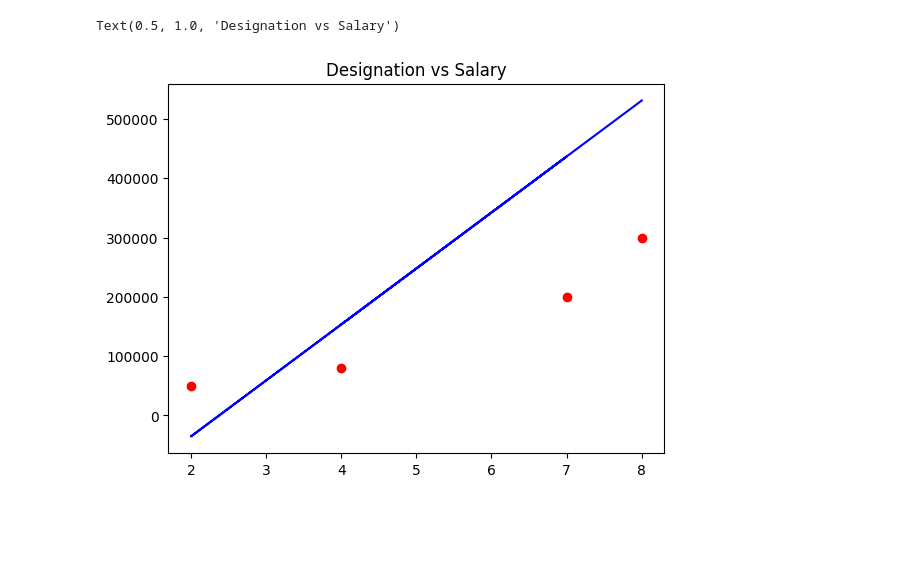
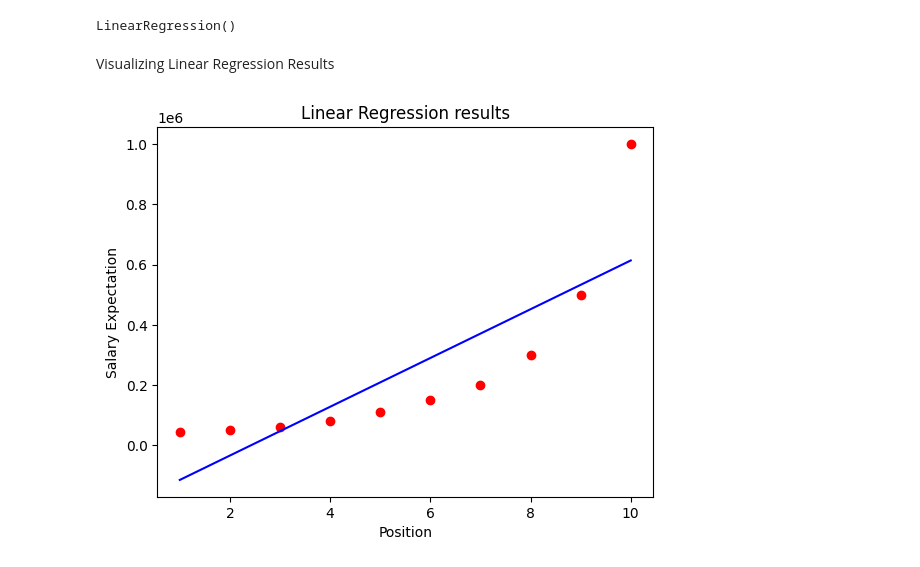
Before and after one commit to pranavvispute671/Learning-ML, a Jupyter notebook: Regression/Polynomial Linear Regression/polynomial_linear_regression.ipynb, the cells around one changed output. Drawn from its saved outputs; the diff is of its cells as text; code cells hidden in the pictures; blank space fills up the shorter version.

Commit message:
Tried Polynomial Regression on another dataset

```diff
--- a/Regression/Polynomial Linear Regression/polynomial_linear_regression.ipynb
+++ b/Regression/Polynomial Linear Regression/polynomial_linear_regression.ipynb
@@ -20,2 +13,3 @@ xtest
 # %%
-regressor = LinearRegression()
+linear_regressor = LinearRegression()
+linear_regressor.fit(x, y)
@@ -28,7 +22,19 @@ ypred = regressor.predict(xtest)
-# %%
-plt.scatter(xtest,ytest, color = 'r')
-plt.plot(xtest, ypred, color = 'b')
-plt.title("Designation vs Salary")
-# %% [output]
-Text(0.5, 1.0, 'Designation vs Salary')
-[figure, removed]
+# %%
+poly_transformer = PolynomialFeatures(degree=3)
+poly_x = poly_transformer.fit_transform(x)
+# %%
+poly_regressor = LinearRegression()
+poly_regressor.fit(poly_x, y)
+# %% [output]
+LinearRegression()
+# %% [markdown]
+Visualizing Linear Regression Results
+# %%
+plt.scatter(x, y, color = 'red')
+plt.plot(x, linear_regressor.predict(x), color = "blue" )
+plt.title("Linear Regression results")
+plt.xlabel("Position")
+plt.ylabel("Salary Expectation")
+plt.show()
+# %% [output]
+[figure, added]
```
Also changed, not shown: parts of 11 cells of this notebook, 3 other files.
